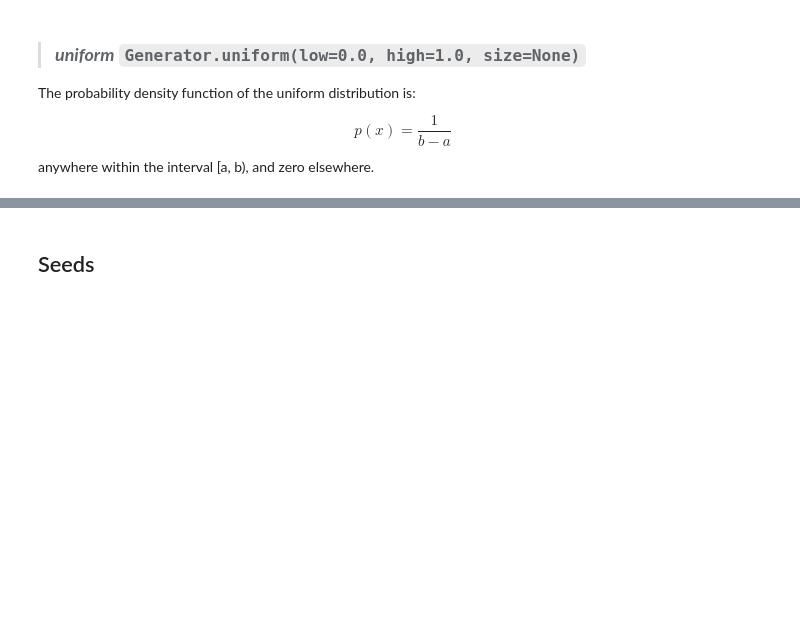
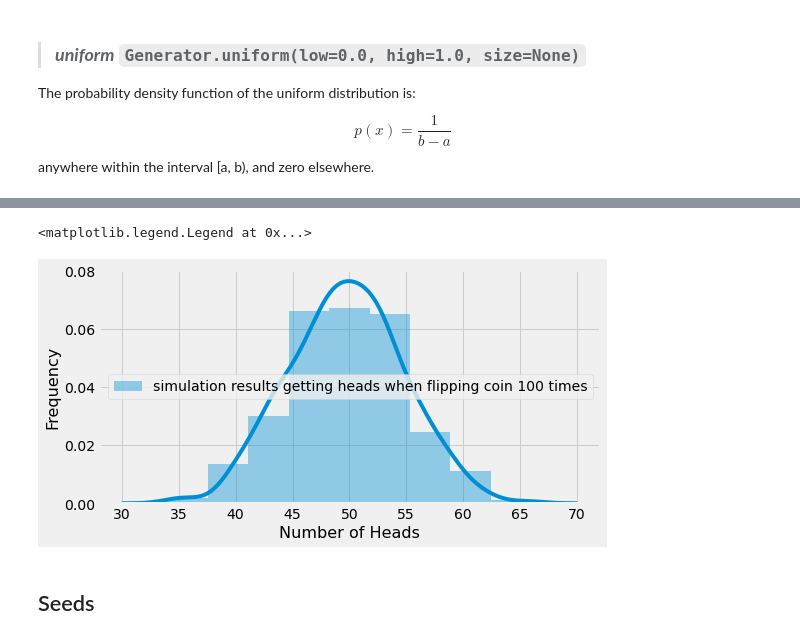
Before and after one commit to G00387867/numpy-random, a Jupyter notebook: numpy-random.ipynb, the cells around one changed output, grey strips where cells are left out. Drawn from its saved outputs; the diff is of its cells as text; code cells hidden in the pictures; blank space fills up the shorter version.

```diff
--- a/numpy-random.ipynb
+++ b/numpy-random.ipynb
@@ -273,3 +288,16 @@ plt.hist(x)
+# %%
+# result of flipping a coin 100 times, tested 1000 time
+#  rng = np.random.default_rng()
+n, p = 100, .5  # number of trials, probability of each trial
+s = rng.binomial(n, p, 1000)
+# %%
+sns.distplot(s, bins=9, label='simulation results getting heads when flipping coin 100 times')
+plt.xlabel("Number of Heads",fontsize=16)
+plt.ylabel("Frequency",fontsize=16)
+plt.legend()
+# %% [output]
+<matplotlib.legend.Legend at 0x...>
+[figure, added]
 # %% [markdown]
 ## Seeds
 # %% [markdown]
```
Also changed, not shown: parts of 24 cells of this notebook.
